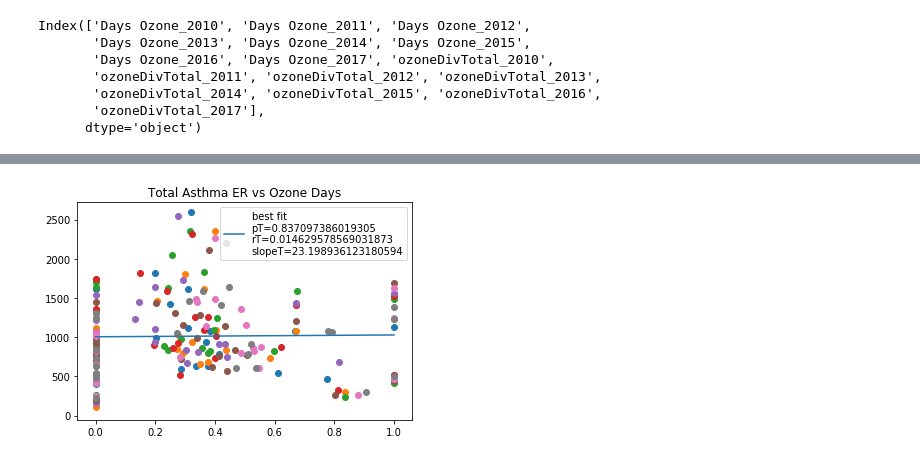
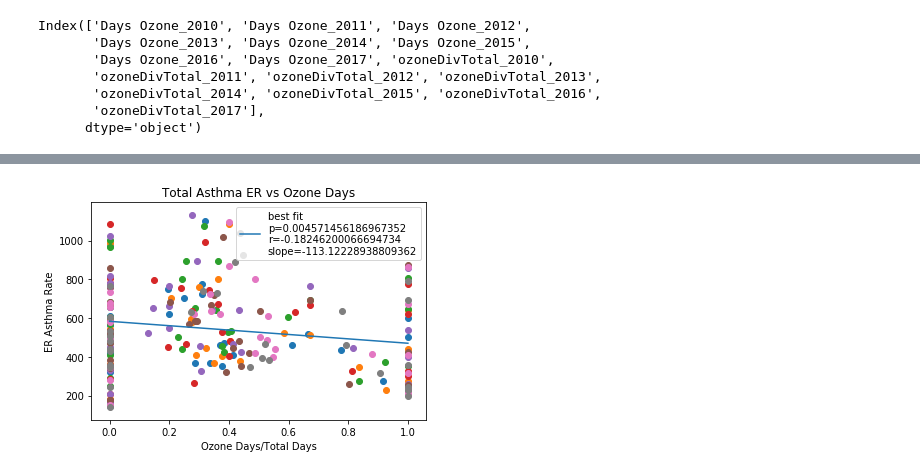
Before and after one commit to ghteds/healthproject, a Jupyter notebook: Code/tedsNew.ipynb, the cells around one changed output, grey strips where cells are left out. Drawn from its saved outputs; the diff is of its cells as text; code cells hidden in the pictures.

```diff
--- a/Code/tedsNew.ipynb
+++ b/Code/tedsNew.ipynb
@@ -196,8 +205,8 @@ asthmaERDf.head()
 # %%
 for year in np.arange(2010,2018):
-    asthmaERDf[f'{year}_ER Visit Rate']=asthmaERDf[f'{year}_ER Visit Rate'].str.replace(',','')
-    asthmaERDf[f'{year}_ER Visit Rate']=asthmaERDf[f'{year}_ER Visit Rate'].str.replace('*','')
-    asthmaERDf[f'{year}_ER Visit Rate']=pd.to_numeric(asthmaERDf[f'{year}_ER Visit Rate'], errors='coerce')
+    asthmaERDf[f'{year}']=asthmaERDf[f'{year}'].str.replace(',','')
+    asthmaERDf[f'{year}']=asthmaERDf[f'{year}'].str.replace('*','')
+    asthmaERDf[f'{year}']=pd.to_numeric(asthmaERDf[f'{year}'], errors='coerce')
 # %%
 #  asthmaERDf['2017_ER Visits']=asthmaERDf['2017_ER Visits'].str.replace(',','')
 #  asthmaERDf['2017_ER Visits']=pd.to_numeric(asthmaERDf['2017_ER Visits'])
@@ -246,4 +238,6 @@ Name: 2016_ER Visit Rate, dtype: float64
 # %%
 # asthmaERDf['2016_ER Visit Rate']=pd.to_numeric(asthmaERDf['2016_ER Visit Rate'],errors='coerce' )
 # %%
-gaAQIAndAsthmaER=asthmaERDf.merge(ozonePM10AndDaysGAAll, left_on=['Year_County'], right_on=['County'], how='inner')
+gaAQIAndAsthmaER=asthmaERDf.merge(ozonePM10AndDaysGAAll, left_on=['County'], right_on=['County'], how='inner')
+# %%
+gaAQIAndAsthmaERN=gaAQIAndAsthmaER.dropna(axis=0, how='any', inplace=False)
@@ -332,3 +349,3 @@ Name: Days Ozone_2017, dtype: float64
 # %%
 for year in np.arange(2010,2018):
-    gaAQIAndAsthmaER[f'ozoneDivTotal_{year}']=(gaAQIAndAsthmaER[f'Days Ozone_{year}']/gaAQIAndAsthmaER[f'Days with AQI_{year}'] )
+    gaAQIAndAsthmaERN.loc[f'ozoneDivTotal_{year}']=(gaAQIAndAsthmaERN.loc[f'Days Ozone_{year}']/gaAQIAndAsthmaERN.loc[f'Days with AQI_{year}'] )
@@ -361,21 +401,23 @@ slope, p, r
 # %%
 allOzoneData=[]
 allERVisit=[]
 for year in np.arange(2010,2018):
-    plt.scatter(gaAQIAndAsthmaER[f'ozoneDivTotal_{year}'],gaAQIAndAsthmaER[f'{year}_ER Visit Rate'])
-    allOzoneData.extend(gaAQIAndAsthmaER[f'ozoneDivTotal_{year}'])
-    allERVisit.extend(gaAQIAndAsthmaER[f'{year}_ER Visit Rate'])
+    plt.scatter(gaAQIAndAsthmaERN[f'ozoneDivTotal_{year}'],gaAQIAndAsthmaERN[f'{year}'])
+    allOzoneData.extend(gaAQIAndAsthmaERN[f'ozoneDivTotal_{year}'])
+    allERVisit.extend(gaAQIAndAsthmaERN[f'{year}'])
+    #plt.legend('f{year}')
 plt.title('Total Asthma ER vs Ozone Days')
 
-mT,bT,rT,pT,_=stats.linregress(allOzoneData, allERVisit)
+m,b,r,p,_=stats.linregress(allOzoneData, allERVisit)
 
 #     #fit = slope * gaAQIAndAsthmaER[f'ozoneDivTotal_{year}'] + intercept
 xmax, xmin=max(allOzoneData), min(allOzoneData)
-# plt.xlabel('Ozone Days/Total Days')
+plt.xlabel('Ozone Days/Total Days')
 #plt.plot(gaAQIAndAsthmaER[f'ozoneDivTotal_{year}'], fit,'b--')
-plt.plot([xmin,xmax],[mT*xmin+bT,mT*xmax+bT])
-plt.legend([f'best fit\npT={pT}\nrT={rT}\nslopeT={mT}'])
-# plt.ylabel('ER Asthma Rate')
+#
+plt.plot([xmin,xmax],[m*xmin+b,m*xmax+b])
+plt.legend([f'best fit\np={p}\nr={r}\nslope={m}'])
+plt.ylabel('ER Asthma Rate')
 plt.savefig(f'../Images/totalsChildrenOzoneDays_vs_erAsthmaVisits_{year}.png',bbox_inches='tight')
 # %% [output]
-[figure, old version]
+[figure, new version]
```
Also changed, not shown: parts of 44 cells of this notebook, 54 other files.
